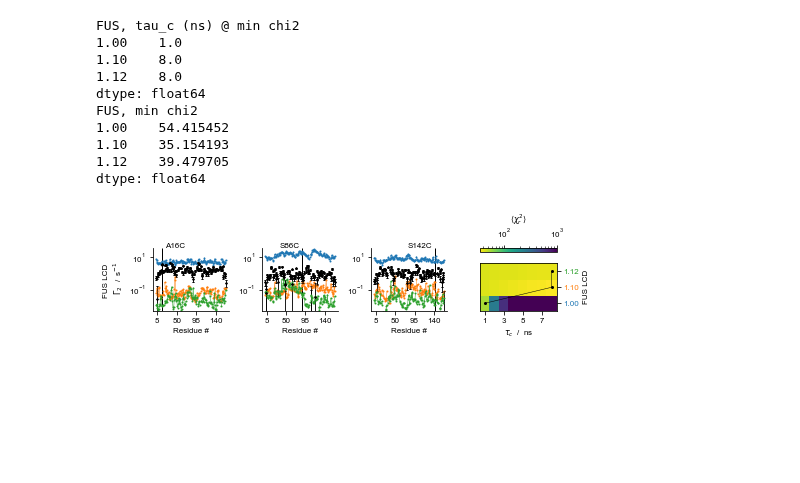
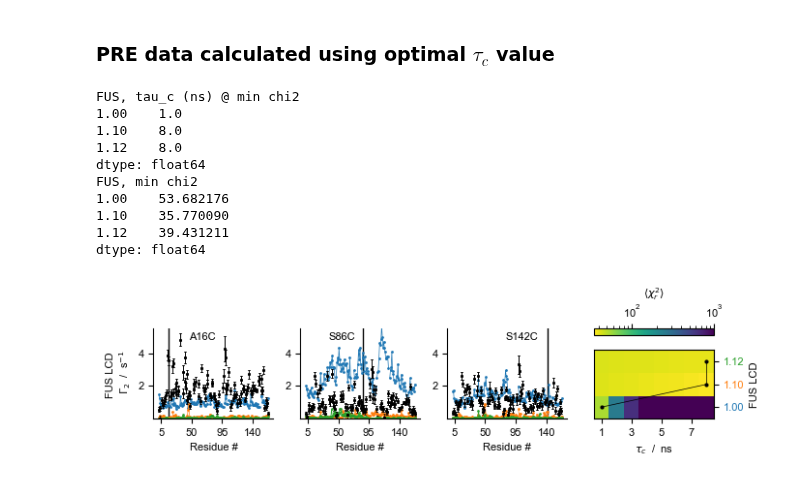
Before and after one commit to KULL-Centre/papers, a Jupyter notebook: 2021/Martini-Thomasen-et-al/notebooks/interchain_PRE.ipynb, the cells around one changed output. Drawn from its saved outputs; the diff is of its cells as text; code cells hidden in the pictures; blank space fills up the shorter version.

```diff
--- a/2021/Martini-Thomasen-et-al/notebooks/interchain_PRE.ipynb
+++ b/2021/Martini-Thomasen-et-al/notebooks/interchain_PRE.ipynb
@@ -19,6 +19,8 @@ def plotInterPREdata(ax,ff,label,protein,c):
         marker='o', ms=1, elinewidth=.5, capsize=1, capthick=.5)
     ax.plot(calcPREsV.index, calcPREsV.values, color=c, lw=0.5,marker='o',ms=1)
     ax.set_xticks(expPREsV.index[9::10])
+# %% [markdown]
+### PRE data calculated using optimal $\tau_c$ value
 # %%
 fig, up = plt.subplots(1, 4, sharex=False, sharey=False, figsize=(7,2))
 
@@ -43,41 +45,41 @@ up[-1].set_yticklabels(['1.00','1.10','1.12'])
 up[-1].set_xticks(np.arange(.5,FUS.shape[1],2))
 up[-1].set_xticklabels(np.arange(1,FUS.shape[1],2))
 up[-1].set_xlabel(r'$\tau_c$  /  ns')
 up[-1].set_xlim(0,8)
 
-protein = pd.read_pickle('../PRE_NMR/interchain/FUS_PREs.pkl')
-for ax,label,aa,delta in zip(up[:3],[16,86,142],['A','S','S'],[7,-50,-62]):
-    ax.vlines(label,-.5,40,lw=1,color='k')
+protein = pd.read_pickle('../PRE_NMR/interchain/FUS_PREs_tc_opt.pkl')
+for ax,label,aa,delta in zip(up[:3],[16,86,142],['A','S','S'],[30,-50,-62]):
+    ax.axvline(label,lw=1,color='k')
     plotInterPREdata(ax,'1.00',label,protein,'tab:blue')
     plotInterPREdata(ax,'1.10',label,protein,'tab:orange')
     plotInterPREdata(ax,'1.12',label,protein,'tab:green')
-    ax.set_yscale('log')
-    ax.set_ylim(5e-3,40)
+    #ax.set_yscale('log')
+    ax.set_ylim(5e-3,5.5)
     ax.set_xticks(np.arange(5,180,45))
     ax.set_xlabel('Residue #')
-    ax.annotate(aa+str(label)+'C',xy=(label+delta,40),color='k')
+    ax.annotate(aa+str(label)+'C',xy=(label+delta,4.8),color='k')
 up[0].set_ylabel('FUS LCD \n $\Gamma_2$  /  s$^{-1}$')
 
 
 for ticklabel, tickcolor in zip(up[-1].get_yticklabels(),
                                 ['tab:blue','tab:orange','tab:green']):
     ticklabel.set_color(tickcolor)
 
 for ax in up[:3]:
     ax.spines['right'].set_visible(False)
     ax.spines['top'].set_visible(False)
 
 fig.tight_layout()
-plt.savefig('../interPRE.pdf',dpi=300)
+#plt.savefig('../interPRE.pdf',dpi=300)
 # %% [output]
 FUS, tau_c (ns) @ min chi2
 1.00    1.0
 1.10    8.0
 1.12    8.0
 dtype: float64
 FUS, min chi2
-1.00    54.415452
-1.10    35.154193
-1.12    39.479705
+1.00    53.682176
+1.10    35.770090
+1.12    39.431211
 dtype: float64
-[figure, old version]
+[figure, new version]
```
Also changed, not shown: parts of 4 cells of this notebook.
